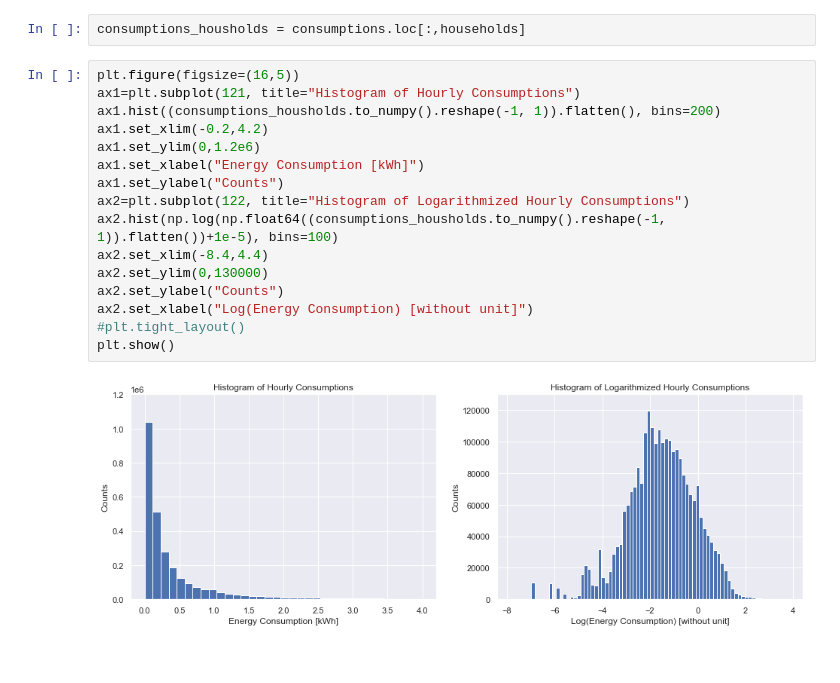
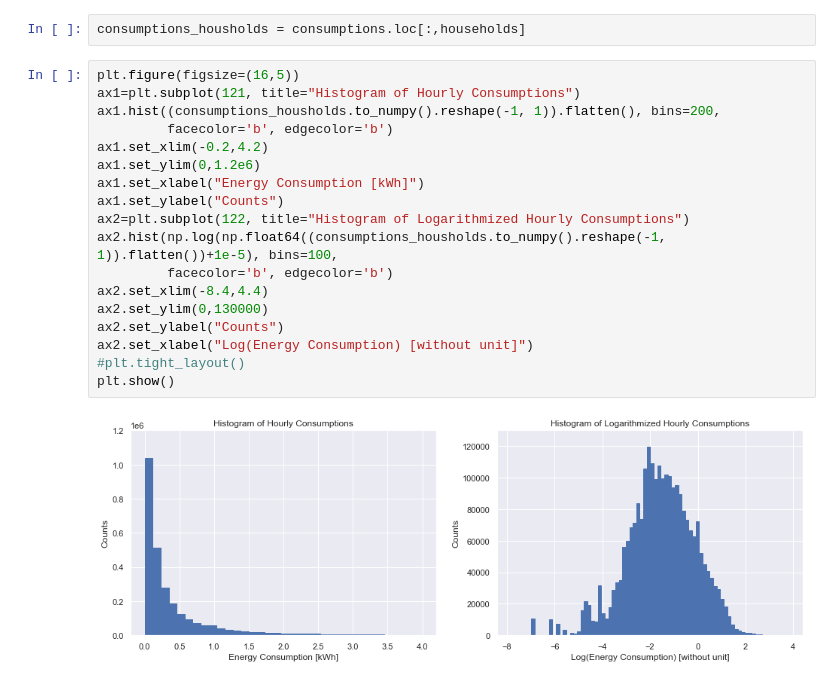
Before and after one commit to deepinsights-analytica/ieee-icpse2021-paper, a Jupyter notebook: notebooks/A2_DataExploration.ipynb, the cells around one changed output. Drawn from its saved outputs; the diff is of its cells as text.

```diff
--- a/notebooks/A2_DataExploration.ipynb
+++ b/notebooks/A2_DataExploration.ipynb
@@ -137,18 +145,20 @@ consumptions_housholds = consumptions.loc[:,households]
 # %%
 plt.figure(figsize=(16,5))
 ax1=plt.subplot(121, title="Histogram of Hourly Consumptions")
-ax1.hist((consumptions_housholds.to_numpy().reshape(-1, 1)).flatten(), bins=200)
+ax1.hist((consumptions_housholds.to_numpy().reshape(-1, 1)).flatten(), bins=200,
+         facecolor='b', edgecolor='b')
 ax1.set_xlim(-0.2,4.2)
 ax1.set_ylim(0,1.2e6)
 ax1.set_xlabel("Energy Consumption [kWh]")
 ax1.set_ylabel("Counts")
 ax2=plt.subplot(122, title="Histogram of Logarithmized Hourly Consumptions")
-ax2.hist(np.log(np.float64((consumptions_housholds.to_numpy().reshape(-1, 1)).flatten())+1e-5), bins=100)
+ax2.hist(np.log(np.float64((consumptions_housholds.to_numpy().reshape(-1, 1)).flatten())+1e-5), bins=100,
+         facecolor='b', edgecolor='b')
 ax2.set_xlim(-8.4,4.4)
 ax2.set_ylim(0,130000)
 ax2.set_ylabel("Counts")
 ax2.set_xlabel("Log(Energy Consumption) [without unit]")
 #plt.tight_layout()
 plt.show()
 # %% [output]
-[figure, old version]
+[figure, new version]
```
Also changed, not shown: parts of 5 cells of this notebook.
